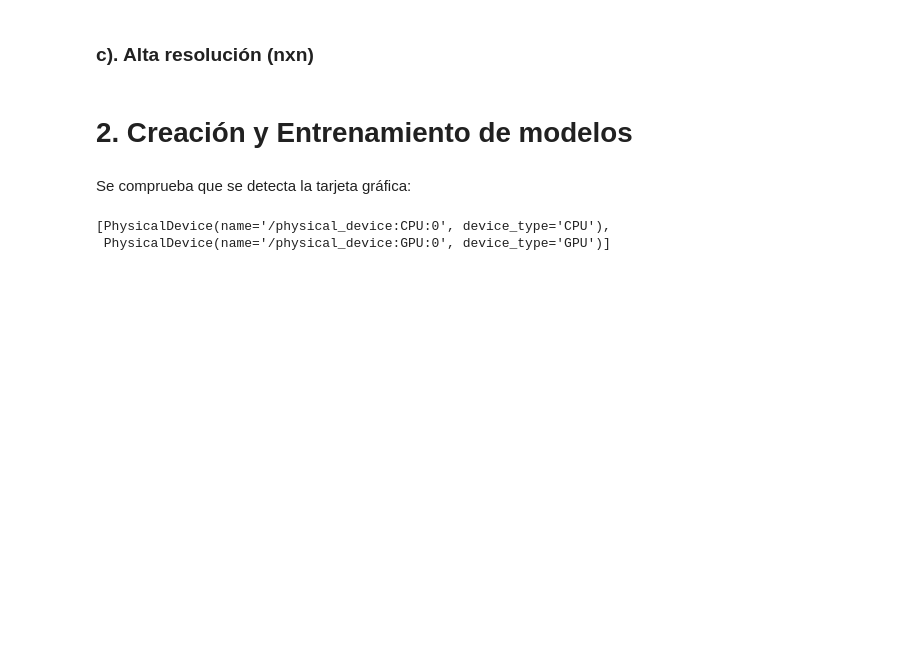
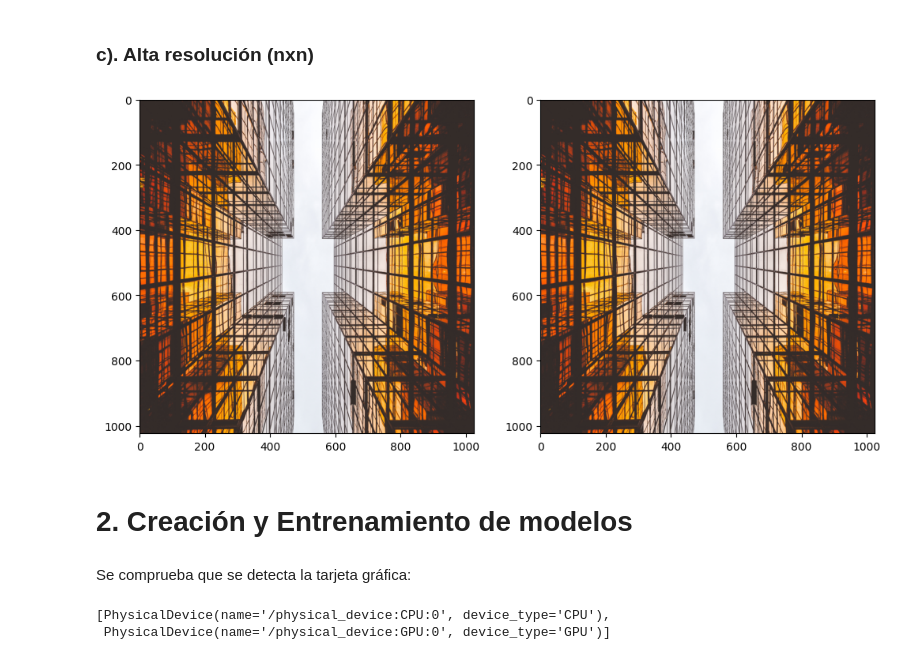
Before and after one commit to dmarintwentychu/TFG, a Jupyter notebook: Code/TFGCode/TFGFinalNotebook.ipynb, the cells around one changed output. Saved outputs shown, nothing was run; the diff lists cells and outputs as text; code cells hidden in the pictures; blank space fills up the shorter version.

```diff
--- a/Code/TFGCode/TFGFinalNotebook.ipynb
+++ b/Code/TFGCode/TFGFinalNotebook.ipynb
@@ -200,6 +209,15 @@ med_res_valid_dataset = create_dataset(DIV2K_VALID_HR_PATH,med_res_img_map)
 # %%
 high_res_train_dataset = create_dataset(DIV2K_TRAIN_HR_PATH,high_res_img_map)
 high_res_valid_dataset = create_dataset(DIV2K_VALID_HR_PATH,high_res_img_map)
+# %%
+for e,f in high_res_train_dataset.as_numpy_iterator():
+    fig, axs = plt.subplots(1, 2,figsize=(12,6))
+    axs[0].imshow(e[0])
+    axs[1].imshow(f[0])
+    plt.show()
+    break
+# %% [output]
+[figure, added]
 # %% [markdown]
 # 2. Creación y Entrenamiento de modelos <a id="creacionentrenamientomodelos"></a>
 # %% [markdown]
```
Also changed, not shown: parts of 17 cells of this notebook, 2 other files.
